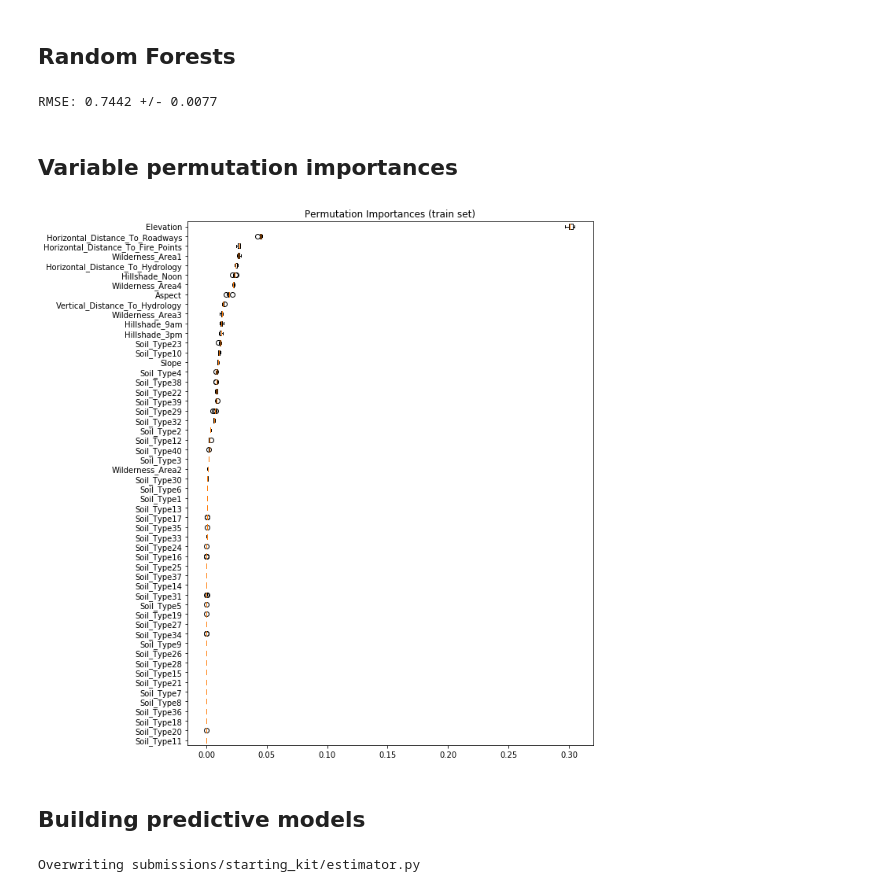
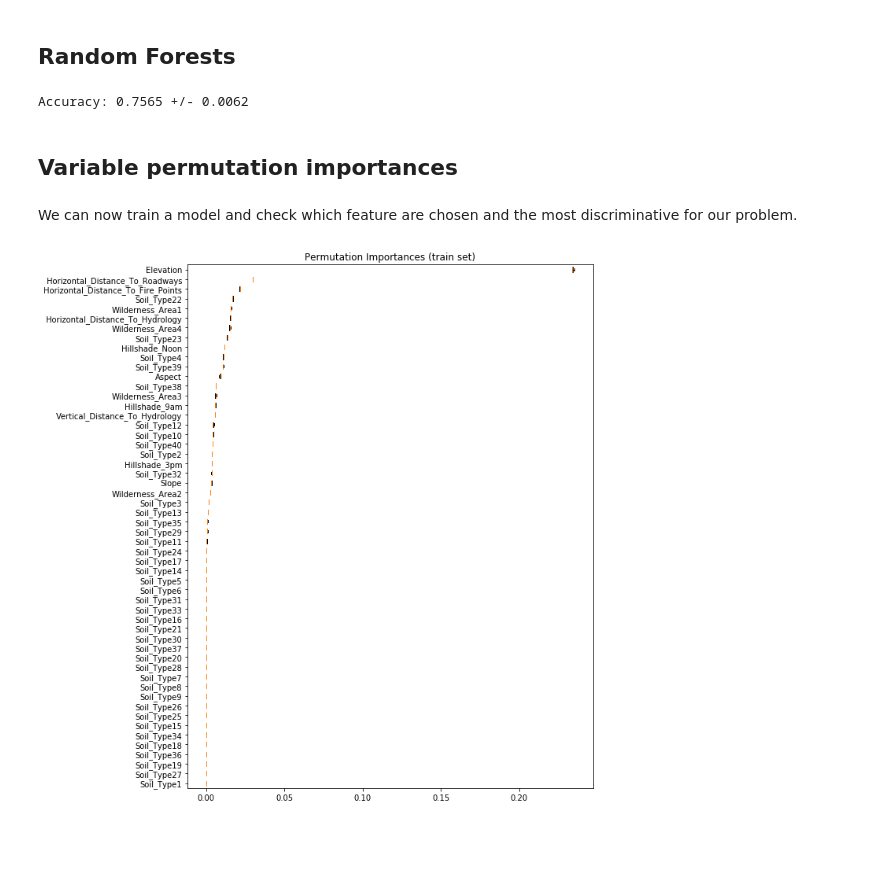
Before and after one commit to ramp-kits/covertype, a Jupyter notebook: covertype_starting_kit.ipynb, the cells around one changed output. Cells and saved outputs as stored; diff of their text form; code cells hidden in the pictures; blank space fills up the shorter version.

```diff
--- a/covertype_starting_kit.ipynb
+++ b/covertype_starting_kit.ipynb
@@ -20,4 +16,4 @@ problem = imp.load_source('', 'problem.py')
 # %% [markdown]
 `get_train_data` loads the training data and returns an `pandas` object (input) and a `np.array` object (output).
 # %%
-X_df, y_array = problem.get_train_data()
+X_train, y_train = problem.get_train_data()
@@ -111,6 +117,7 @@ X_array = X_df.values
 # %%
 from sklearn.model_selection import train_test_split
 
-X_train, X_test, y_train, y_test = train_test_split(
-    X_array, y_array, test_size=0.2, random_state=0)
+X_train, X_val, y_train, y_val = train_test_split(
+    X_train, y_train, test_size=0.2, random_state=0
+)
 # %%
@@ -130,52 +163,37 @@ RMSE: 0.7105 +/- 0.0032
 # %%
 from sklearn.ensemble import RandomForestClassifier
 
-n_estimators = 10
-max_depth = 10
-max_features = 10
 clf = RandomForestClassifier(
-    n_estimators=n_estimators, max_depth=max_depth, max_features=max_features)
+    n_estimators=10, max_depth=10, max_features=10,
+    n_jobs=-1, random_state=42
+)
 
 scores = cross_val_score(
-    clf, X_train, y_train, cv=5, scoring='accuracy')
-print("RMSE: {:.4f} +/- {:.4f}".format(
-    np.mean(scores), np.std(scores)))
+    clf, X_train, y_train, cv=3, scoring='accuracy')
+print("Accuracy: {:.4f} +/- {:.4f}".format(
+    np.mean(scores), np.std(scores))
+)
 # %% [output]
-RMSE: 0.7442 +/- 0.0077
+Accuracy: 0.7565 +/- 0.0062
 # %% [markdown]
 ## Variable permutation importances
+# %% [markdown]
+We can now train a model and check which feature are chosen and the most discriminative for our problem.
 # %%
 from sklearn.inspection import permutation_importance
 
 clf.fit(X_train, y_train)
 feature_importances = permutation_importance(
-    clf, X_train, y_train, n_repeats=10
+    clf, X_val, y_val, n_repeats=3
 )
 # %%
 sorted_idx = feature_importances.importances_mean.argsort()
 
 fig, ax = plt.subplots(figsize=(10, 10))
 ax.boxplot(feature_importances.importances[sorted_idx].T,
-           vert=False, labels=X_df.columns[sorted_idx])
+           vert=False, labels=X_val.columns[sorted_idx])
 ax.set_title("Permutation Importances (train set)")
 fig.tight_layout()
 plt.show()
 # %% [output]
-[figure, old version]
+[figure, new version]
-# %% [markdown]
-## Building predictive models
-# %%
-%%file submissions/starting_kit/estimator.py
-
-from sklearn.pipeline import make_pipeline
-from sklearn.preprocessing import StandardScaler
-from sklearn.linear_model import LogisticRegression
-
-
-def get_estimator():
-    return make_pipeline(
-        StandardScaler(),
-        LogisticRegression(C=1., solver='liblinear')
-    )
-# %% [output]
-Overwriting submissions/starting_kit/estimator.py
```
Also changed, not shown: parts of 41 cells of this notebook, 4 other files.
